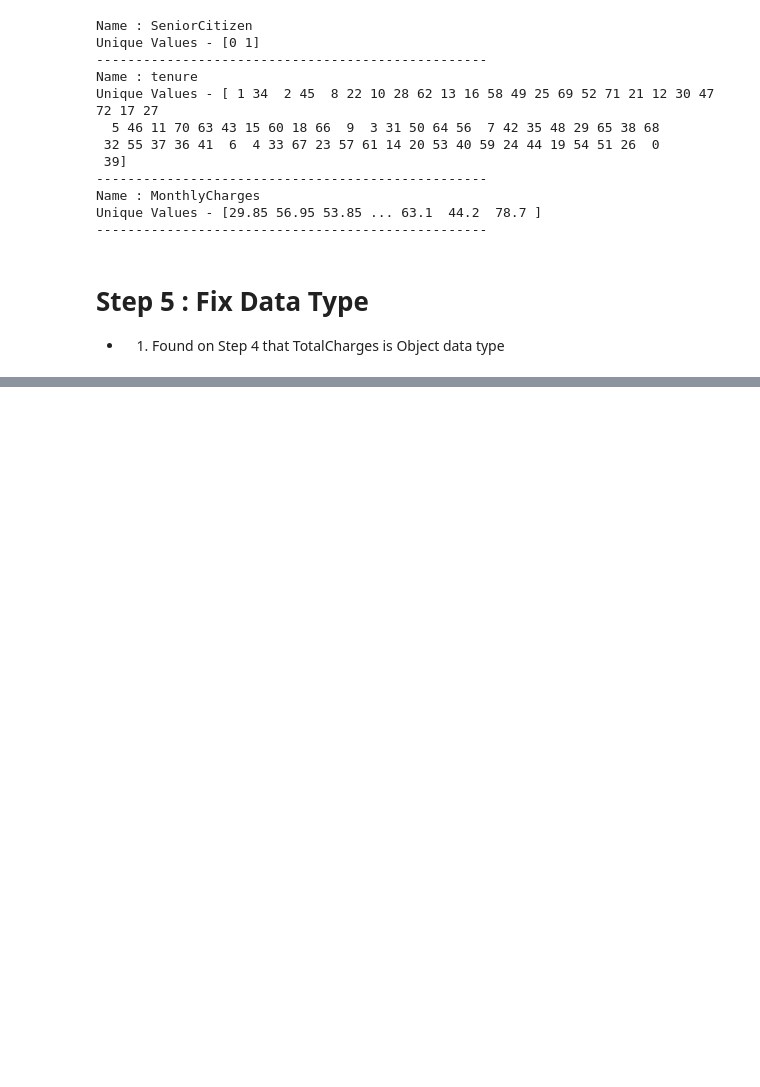
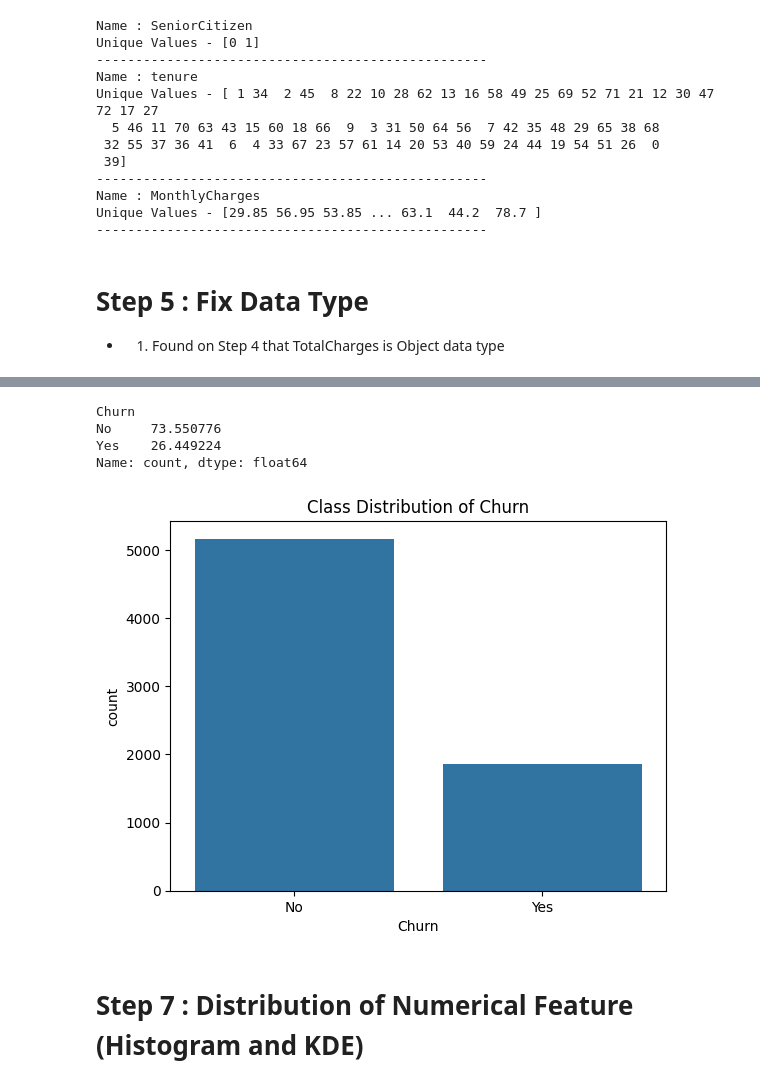
Before and after one commit to Sufiyan1637/Churn_Prediction, a Jupyter notebook: Churn_Prediction.ipynb, the cells around one changed output, grey strips where cells are left out. Saved outputs shown, nothing was run; the diff lists cells and outputs as text; code cells hidden in the pictures; blank space fills up the shorter version.

```diff
--- a/Churn_Prediction.ipynb
+++ b/Churn_Prediction.ipynb
@@ -163,0 +197,15 @@ df["TotalCharges"] = df['TotalCharges'].astype(float)
+# %%
+df["Churn"].value_counts()/len(df['Churn']) * 100
+# %% [output]
+Churn
+No     73.550776
+Yes    26.449224
+Name: count, dtype: float64
+# %%
+sb.countplot(data=df, x="Churn")
+plt.title("Class Distribution of Churn")
+plt.show()
+# %% [output]
+[figure, added]
+# %% [markdown]
+# Step 7 : Distribution of Numerical Feature (Histogram and KDE)
```
Also changed, not shown: parts of 10 cells of this notebook.
